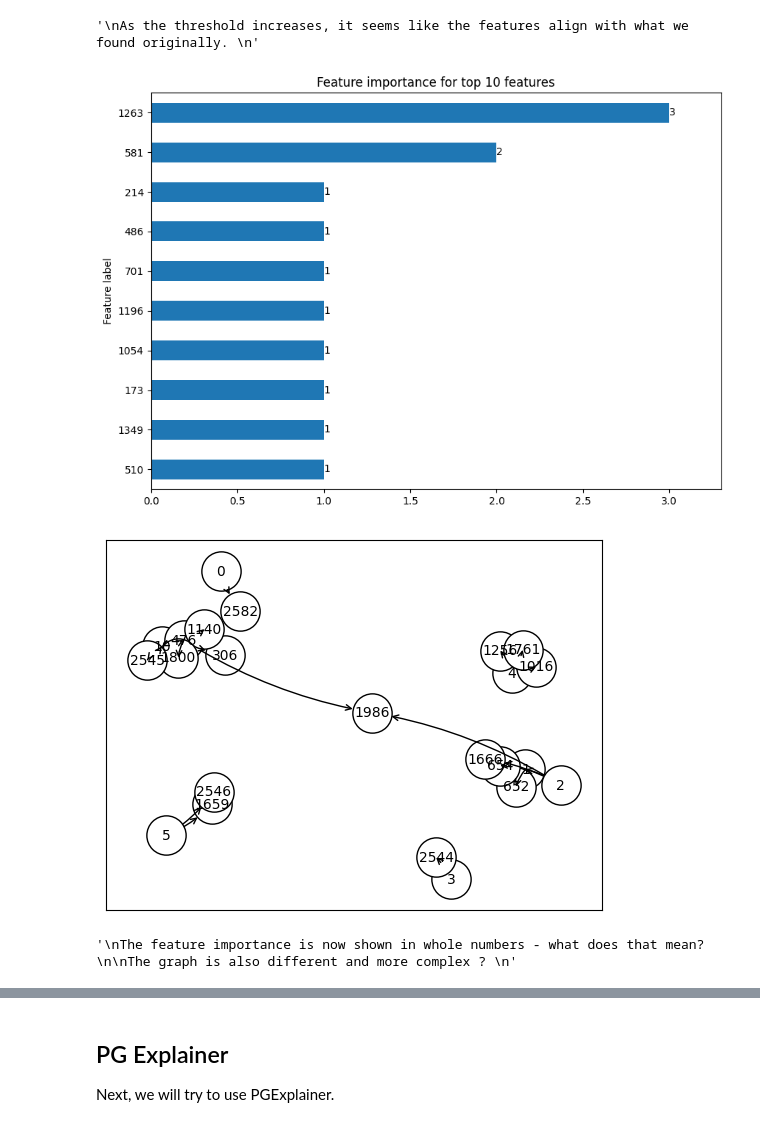
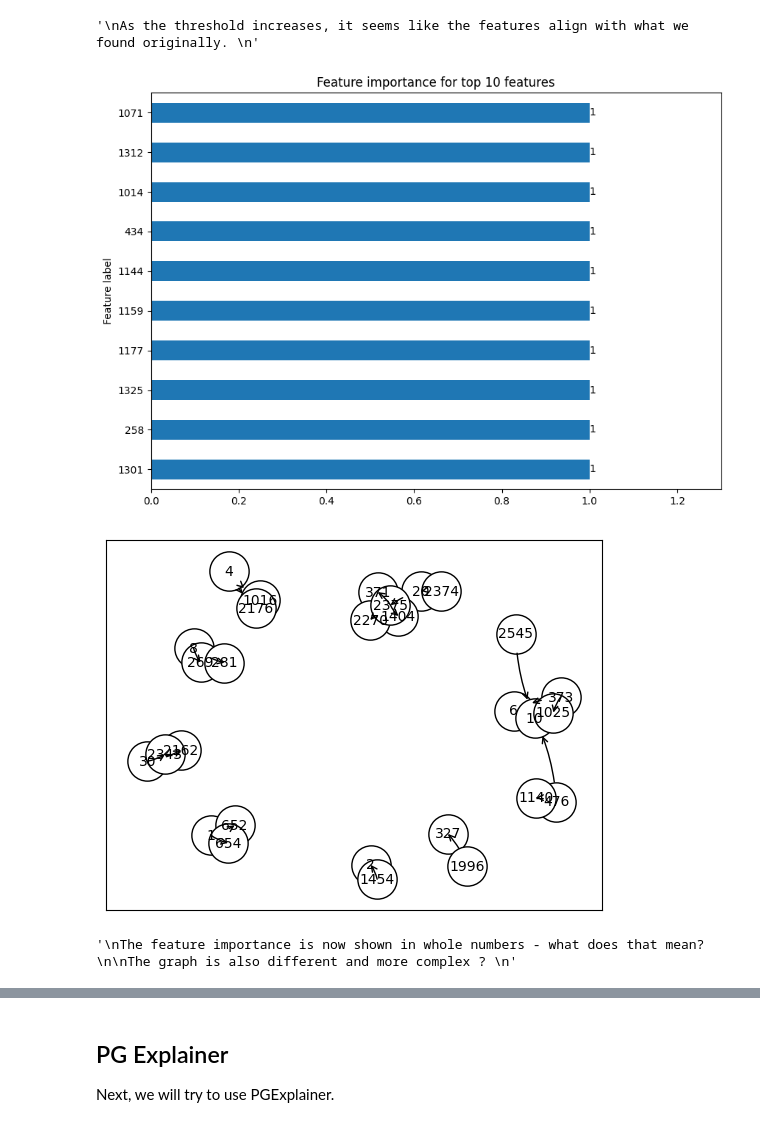
Before and after one commit to alyssaanastasi/srebp2-explanations, a Jupyter notebook: cora-example/cora_dataset.ipynb, the cells around one changed output, grey strips where cells are left out. Saved outputs shown, nothing was run; the diff lists cells and outputs as text; code cells hidden in the pictures.

```diff
--- a/cora-example/cora_dataset.ipynb
+++ b/cora-example/cora_dataset.ipynb
@@ -361,33 +361,33 @@ As the threshold increases, it seems like the features align with what we found
 # %%
 gnn_explainer8 = Explainer(
     model=model,
     algorithm=GNNExplainer(epochs=200),
     explanation_type='model',
     node_mask_type='attributes',
     edge_mask_type='object',
     threshold_config=dict(
         threshold_type='topk_hard', # Same as "topk" but values are set to 1 for all elements which are kept.
         value=20 #further increase threshold value
     ),
     model_config=dict(
         mode='multiclass_classification',
         task_level='node',
         return_type='log_probs',
     ),
 )
 
-gnn_explanation8 = gnn_explainer8(data.x, data.edge_index, index=10)
+gnn_explanation8 = gnn_explainer8(data.x, data.edge_index, index=torch.tensor([10, 20, 30, 2, 4, 6, 8]))
 gnn_explanation8.visualize_feature_importance(top_k=10)
 gnn_explanation8.visualize_graph(backend='networkx')
 
 """
 The feature importance is now shown in whole numbers - what does that mean?
 
 The graph is also different and more complex ?
 """
 # %% [output]
-[figure, old version]
+[figure, new version]
-[figure, old version]
+[figure, new version]
 '\nThe feature importance is now shown in whole numbers - what does that mean? \n\nThe graph is also different and more complex ? \n'
 # %%
 
```
Also changed, not shown: parts of 4 cells of this notebook.
